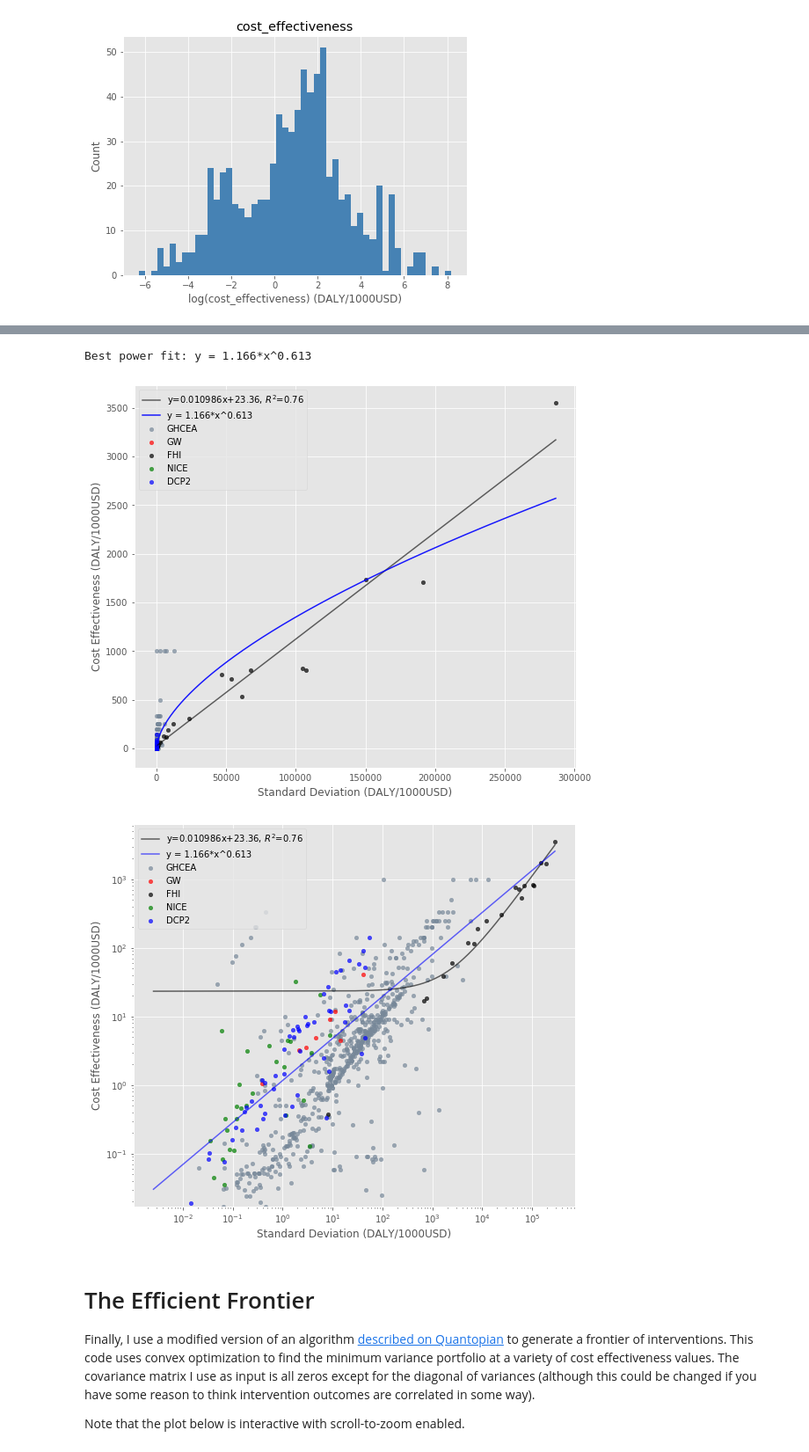
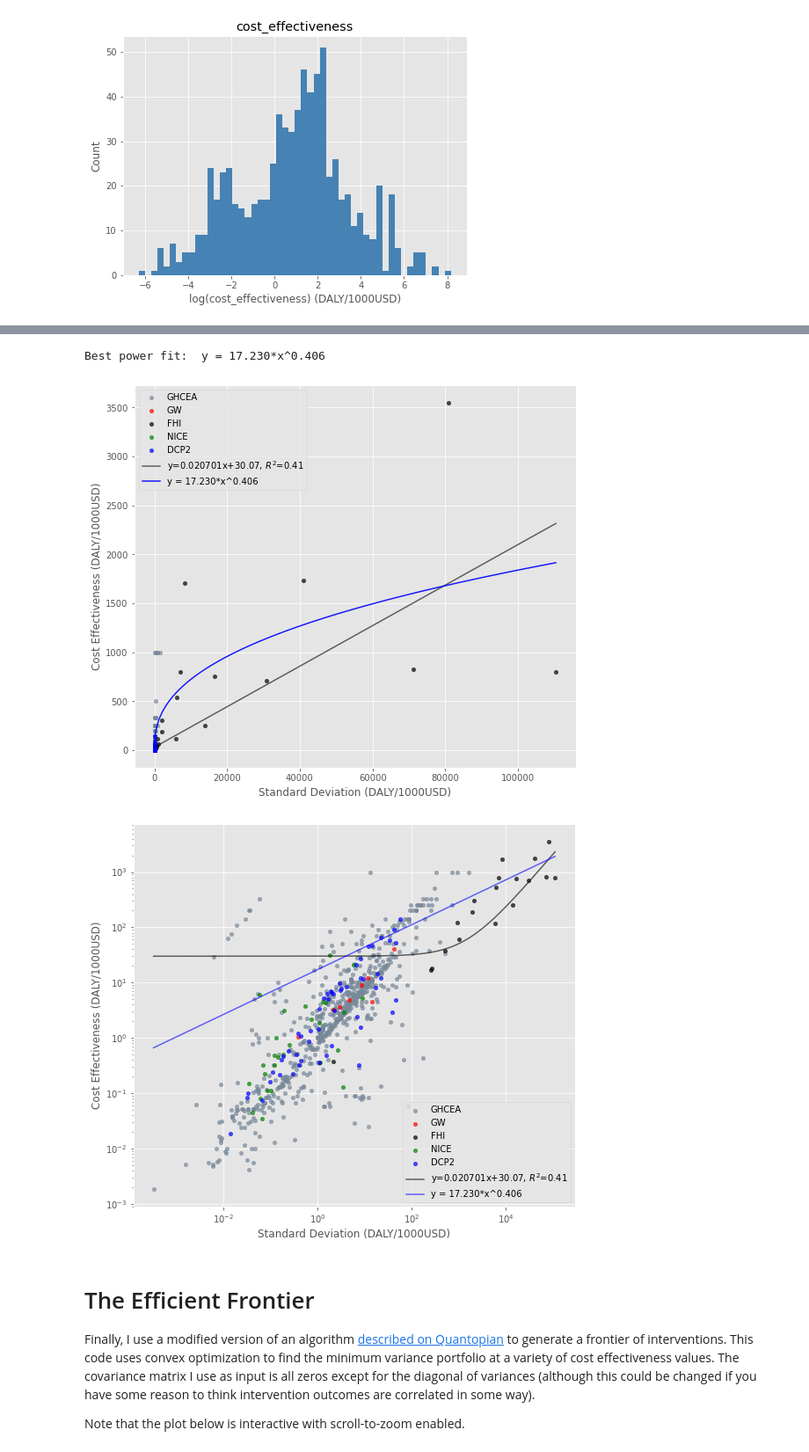
Before and after one commit to psthomas/risk-return, a Jupyter notebook: meta.ipynb, the cells around one changed output, grey strips where cells are left out. Shown at 88% size. Cells and saved outputs as stored; diff of their text form; code cells hidden in the pictures.

```diff
--- a/meta.ipynb
+++ b/meta.ipynb
@@ -156,7 +187,7 @@ def downside_risk(series):
 gw_df = gw_df.agg(['mean', 'std', downside_risk]).T
 gw_df.reset_index(inplace=True)
 
-renames = {'iodine': 'iodine supplementation', 'dtw':'Deworm the World',
+renames = {'iodine': 'Iodine supplementation', 'dtw':'Deworm the World',
            'sci': 'Schistosomiasis Control Initiative', 'ss': 'Sightsavers',
            'lead': 'Household lead pipe replacement',
            'bednets': 'Against Malaria Foundation',
@@ -302,7 +343,9 @@ temp5_df['source'] = 'GHCEA'
 #temp6_df = br_df[['intervention', 'cost_effectiveness', 'stdev', 'source']]
 
 comb_df = pd.concat([temp1_df, temp2_df, temp3_df, temp4_df, temp5_df])
-#comb_df.to_csv('./data/outputs/meta-returns.csv', index=False)
-comb_df.sort_values(by='cost_effectiveness', ascending=False)
+comb_df.to_csv('./data/outputs/meta-returns.csv', index=False)
+comb_df = comb_df.sort_values(by='cost_effectiveness', ascending=False)
+comb_df.reset_index(drop=True, inplace=True)
+comb_df.head(25)
 # %% [output]
 |  | intervention | cost_effectiveness | stdev | source |
@@ -364,13 +416,13 @@ So my second approach is to see if the frontier that encloses the top estimates
 from scipy.optimize import curve_fit
 # Remove intercept?
 def pow_func(x, a, b):
-    return a*(x**b)  #+ c
+    return a*(x**b) #+ c
 
 popt, pcov = curve_fit(pow_func, comb_df['stdev'], comb_df['cost_effectiveness'])
-label ='y = %5.3f*x^%5.3f' % tuple(popt)
-print('Best power fit: ' + label)
+label = 'y = %5.3f*x^%5.3f' % tuple(popt)
+print('Best power fit: ', label)
 # %% [output]
-Best power fit: y = 1.166*x^0.613
+Best power fit:  y = 17.230*x^0.406
 # %%
 fig, ax = plt.subplots(figsize=(9,8))
 
@@ -385,51 +437,59 @@ for src in group_colors.keys():
 ax.set_xlabel('Standard Deviation (DALY/1000USD)')
 ax.set_ylabel('Cost Effectiveness (DALY/1000USD)')
 
-x = pd.DataFrame({'stdev': np.linspace(comb_df['stdev'].min(),
-    comb_df['stdev'].max(), 10000)})
+x = pd.DataFrame({
+    'stdev': np.linspace(comb_df['stdev'].min(), comb_df['stdev'].max(), 10000)
+})
 
 #Fit linear regression
 poly_51 = smf.ols(formula='cost_effectiveness ~ 1 + stdev',
                  data=comb_df, missing='drop').fit()
 
-plt.plot(x, poly_51.predict(x), 'k-', label='y={1:.6f}x+{2:.2f}, $R^2$={0:.2f}' \
-    .format(poly_51.rsquared, poly_51.params.stdev, poly_51.params.Intercept), alpha=0.6)
+plt.plot(
+    x['stdev'],
+    poly_51.predict(x['stdev']),
+    'k-',
+    label='y={1:.6f}x+{2:.2f}, $R^2$={0:.2f}'.format(
+        poly_51.rsquared, poly_51.params.stdev, poly_51.params.Intercept
+    ),
+    alpha=0.6
+)
 
 #Plot power law
-plt.plot(x, pow_func(x, *popt), 'b-', alpha=0.9, label=label)
+plt.plot(x['stdev'], pow_func(x['stdev'], *popt), 'b-', alpha=0.9, label=label)
 
 plt.legend()
+plt.savefig('./data/outputs/linear-returns.png')
 plt.show()
-
-#Remember r^2 isn't really valid for nonlinear curves
 # %% [output]
-[figure, old version]
+[figure, new version]
 # %%
 fig, ax = plt.subplots(figsize=(9,8))
 
 for src in group_colors.keys():
     x_vals = comb_df[(comb_df['source'] == src)].loc[:,'stdev']
     y_vals = comb_df[(comb_df['source'] == src)].loc[:,'cost_effectiveness']
     ax.scatter(x=x_vals, y=y_vals, color=group_colors[src], s=20, alpha=0.7, label=src)
 
 ax.set_xlabel('Standard Deviation (DALY/1000USD)')
 ax.set_ylabel('Cost Effectiveness (DALY/1000USD)')
 ax.set_yscale('log')
 ax.set_xscale('log')
 #ax.set_ylim(1e-2, 1e5)
 #ax.set_ylim(1e-3, 1e6)
 #ax.set_xlim(1e-2, 1e6)
 
-plt.plot(x, poly_51.predict(x), 'k-', label='y={1:.6f}x+{2:.2f}, $R^2$={0:.2f}' \
+plt.plot(x['stdev'], poly_51.predict(x['stdev']), 'k-', label='y={1:.6f}x+{2:.2f}, $R^2$={0:.2f}' \
     .format(poly_51.rsquared, poly_51.params.stdev, poly_51.params.Intercept),
     alpha=0.6)
 
-plt.plot(x, pow_func(x, *popt), 'b-', alpha=0.6, label=label)
+plt.plot(x['stdev'], pow_func(x['stdev'], *popt), 'b-', alpha=0.6, label=label)
 
 plt.legend()
+plt.savefig('./data/outputs/lognormal-returns.png')
 plt.show()
 # %% [output]
-[figure, old version]
+[figure, new version]
 # %% [markdown]
 # The Efficient Frontier
 
```
Also changed, not shown: parts of 16 cells of this notebook, 8 other files.
